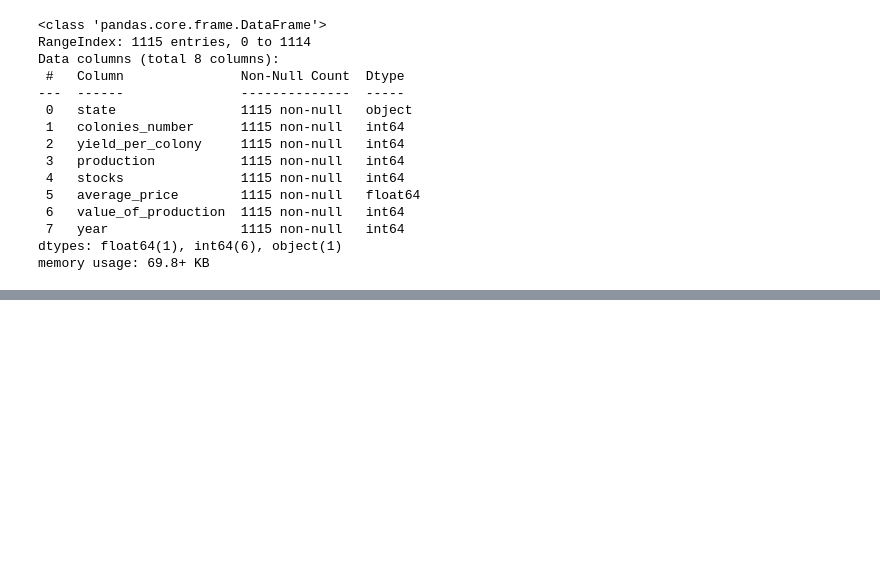
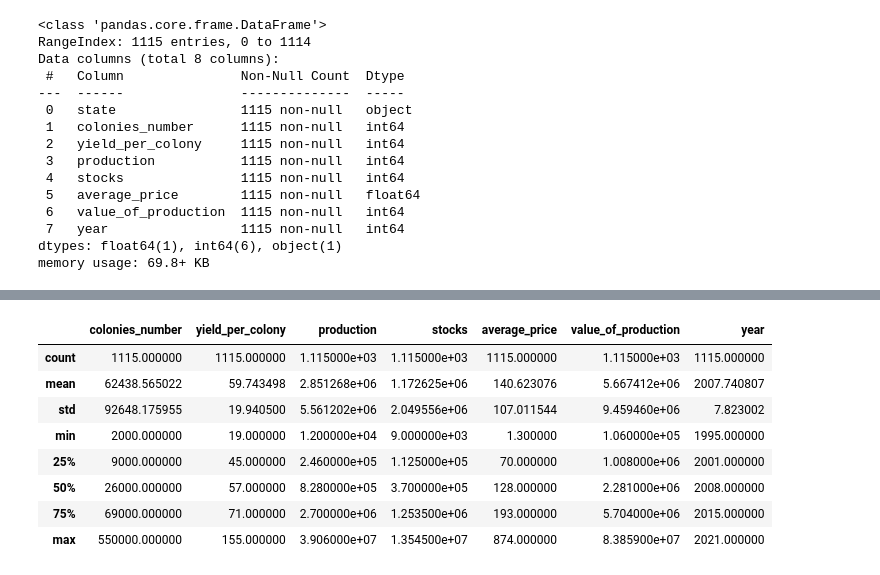
Before and after one commit to AryadipMridha/US-Honey-Production_Visualisation, a Jupyter notebook: US-Honey-DataVisualization.ipynb, the cells around one changed output, grey strips where cells are left out. Saved outputs shown, nothing was run; the diff lists cells and outputs as text; code cells hidden in the pictures; blank space fills up the shorter version.

```diff
--- a/US-Honey-DataVisualization.ipynb
+++ b/US-Honey-DataVisualization.ipynb
@@ -79,0 +109,13 @@ memory usage: 69.8+ KB
+# %%
+#stats of every colms
+df.describe()
+# %% [output]
+|  | colonies_number | yield_per_colony | production | stocks | average_price | value_of_production | year |
+| count | 1115.000000 | 1115.000000 | 1.115000e+03 | 1.115000e+03 | 1115.000000 | 1.115000e+03 | 1115.000000 |
+| mean | 62438.565022 | 59.743498 | 2.851268e+06 | 1.172625e+06 | 140.623076 | 5.667412e+06 | 2007.740807 |
+| std | 92648.175955 | 19.940500 | 5.561202e+06 | 2.049556e+06 | 107.011544 | 9.459460e+06 | 7.823002 |
+| min | 2000.000000 | 19.000000 | 1.200000e+04 | 9.000000e+03 | 1.300000 | 1.060000e+05 | 1995.000000 |
+| 25% | 9000.000000 | 45.000000 | 2.460000e+05 | 1.125000e+05 | 70.000000 | 1.008000e+06 | 2001.000000 |
+| 50% | 26000.000000 | 57.000000 | 8.280000e+05 | 3.700000e+05 | 128.000000 | 2.281000e+06 | 2008.000000 |
+| 75% | 69000.000000 | 71.000000 | 2.700000e+06 | 1.253500e+06 | 193.000000 | 5.704000e+06 | 2015.000000 |
+| max | 550000.000000 | 155.000000 | 3.906000e+07 | 1.354500e+07 | 874.000000 | 8.385900e+07 | 2021.000000 |
```
Also changed, not shown: parts of 7 cells of this notebook.
